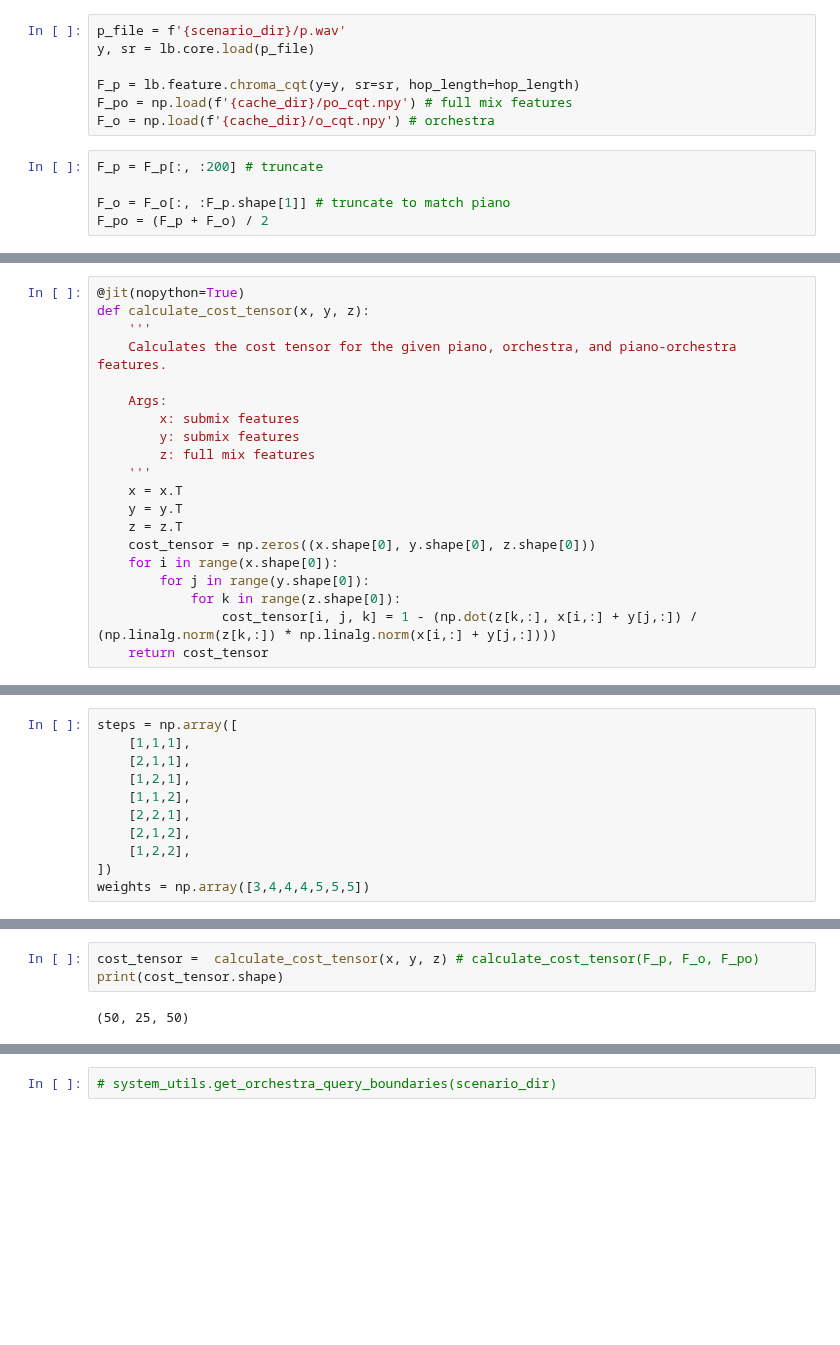
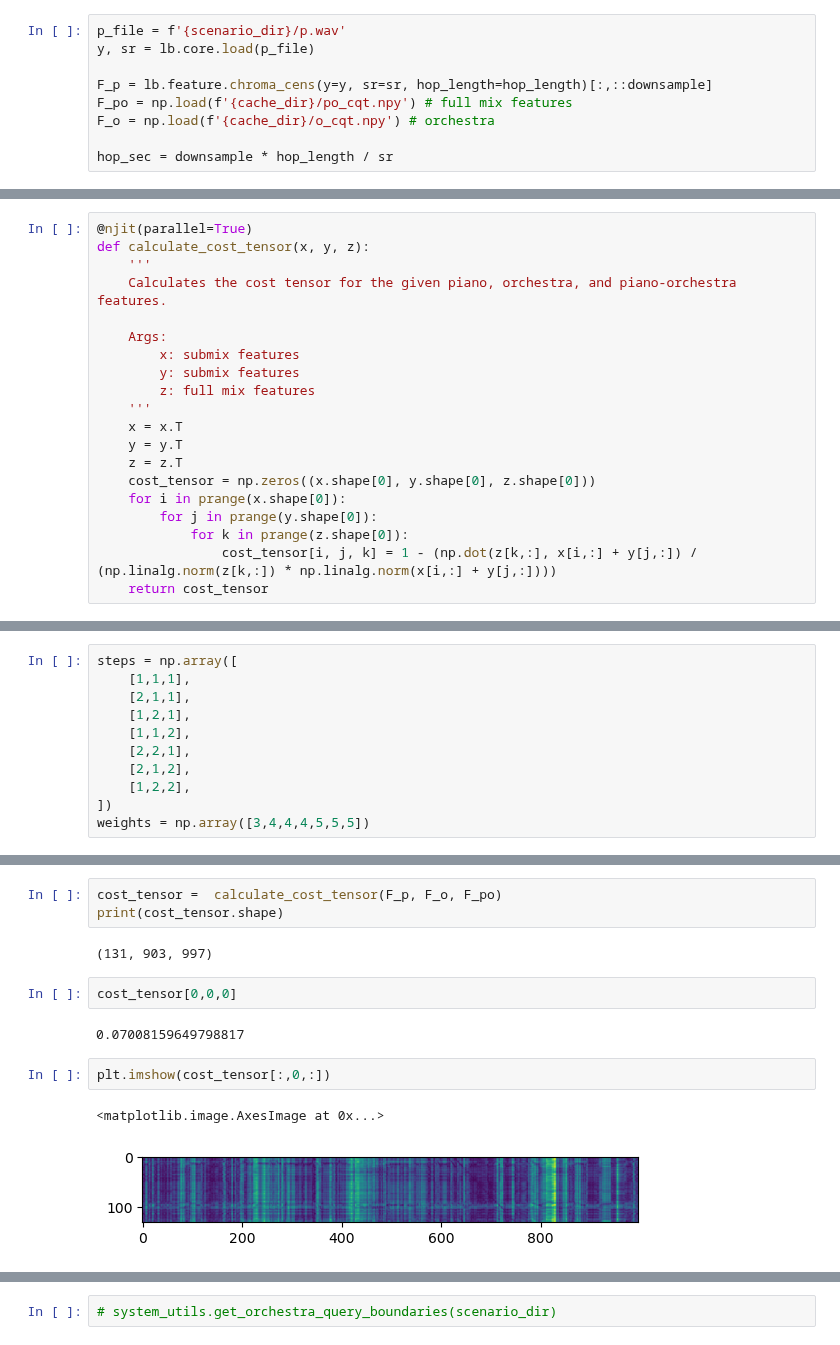
Before and after one commit to HMC-MIR/PianoConcertoAccompaniment, a Jupyter notebook: System_FlexDTW.ipynb, the cells around one changed output, grey strips where cells are left out. Drawn from its saved outputs; the diff is of its cells as text; blank space fills up the shorter version.

```diff
--- a/System_FlexDTW.ipynb
+++ b/System_FlexDTW.ipynb
@@ -187,11 +188,8 @@ np.save(f'{cache_dir}/o_cqt.npy', F_o)
 p_file = f'{scenario_dir}/p.wav'
 y, sr = lb.core.load(p_file)
 
-F_p = lb.feature.chroma_cqt(y=y, sr=sr, hop_length=hop_length)
+F_p = lb.feature.chroma_cens(y=y, sr=sr, hop_length=hop_length)[:,::downsample]
 F_po = np.load(f'{cache_dir}/po_cqt.npy') # full mix features
 F_o = np.load(f'{cache_dir}/o_cqt.npy') # orchestra
+
+hop_sec = downsample * hop_length / sr
-# %%
-F_p = F_p[:, :200] # truncate
-
-F_o = F_o[:, :F_p.shape[1]] # truncate to match piano
-F_po = (F_p + F_o) / 2
@@ -203,5 +200,5 @@ lb.display.specshow(F_po, sr=sr, hop_length=hop_length, x_axis='time', y_axis='c
 # %%
-@jit(nopython=True)
+@njit(parallel=True)
 def calculate_cost_tensor(x, y, z):
     '''
     Calculates the cost tensor for the given piano, orchestra, and piano-orchestra features.
@@ -215,8 +212,8 @@ def calculate_cost_tensor(x, y, z):
     y = y.T
     z = z.T
     cost_tensor = np.zeros((x.shape[0], y.shape[0], z.shape[0]))
-    for i in range(x.shape[0]):
-        for j in range(y.shape[0]):
-            for k in range(z.shape[0]):
+    for i in prange(x.shape[0]):
+        for j in prange(y.shape[0]):
+            for k in prange(z.shape[0]):
                 cost_tensor[i, j, k] = 1 - (np.dot(z[k,:], x[i,:] + y[j,:]) / (np.linalg.norm(z[k,:]) * np.linalg.norm(x[i,:] + y[j,:])))
     return cost_tensor
@@ -480,8 +421,17 @@ plot.display()
 # %%
-cost_tensor =  calculate_cost_tensor(x, y, z) # calculate_cost_tensor(F_p, F_o, F_po)
+cost_tensor =  calculate_cost_tensor(F_p, F_o, F_po)
 print(cost_tensor.shape)
 # %% [output]
-(50, 25, 50)
+(131, 903, 997)
+# %%
+cost_tensor[0,0,0]
+# %% [output]
+0.07008159649798817
+# %%
+plt.imshow(cost_tensor[:,0,:])
+# %% [output]
+<matplotlib.image.AxesImage at 0x...>
+[figure, added]
 # %%
 plt_volume = k3d.volume(cost_tensor, bounds=[0, cost_tensor.shape[0], 0, cost_tensor.shape[1], 0, cost_tensor.shape[2]])
 
```
Also changed, not shown: parts of 19 cells of this notebook, 1 other file.
